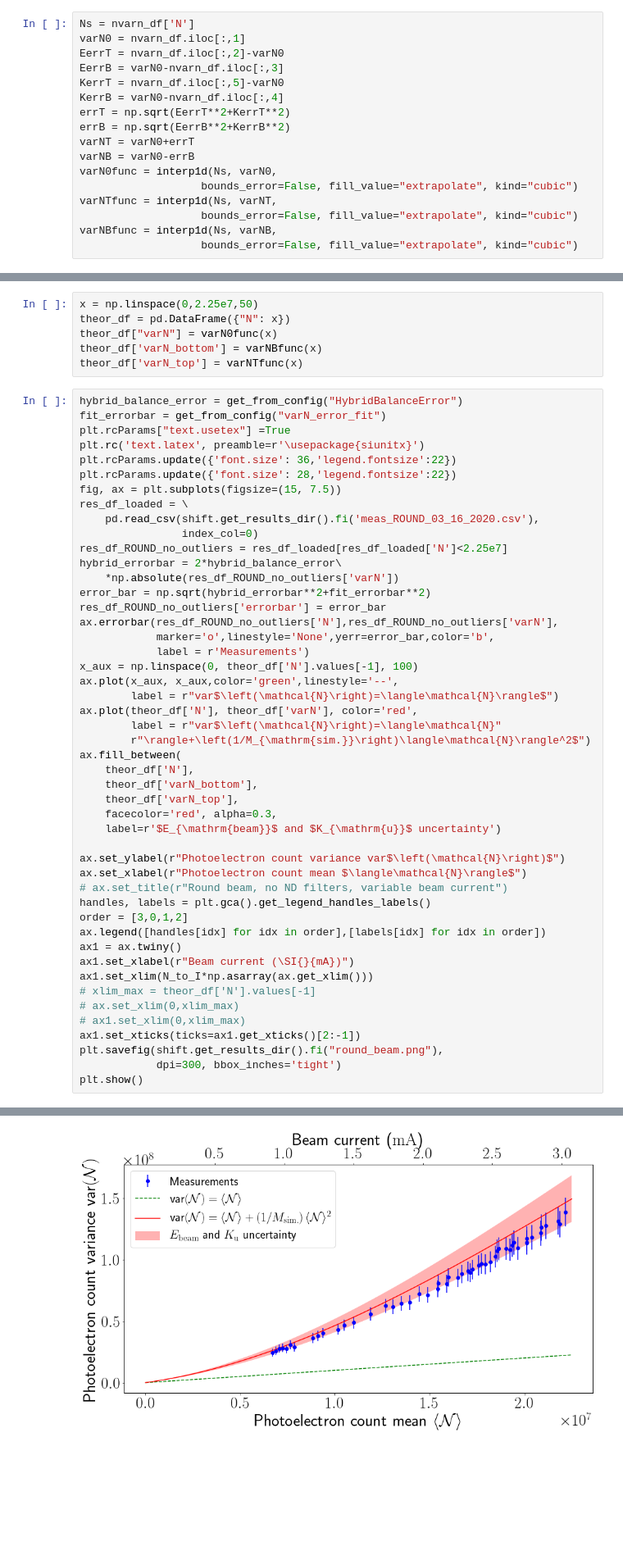
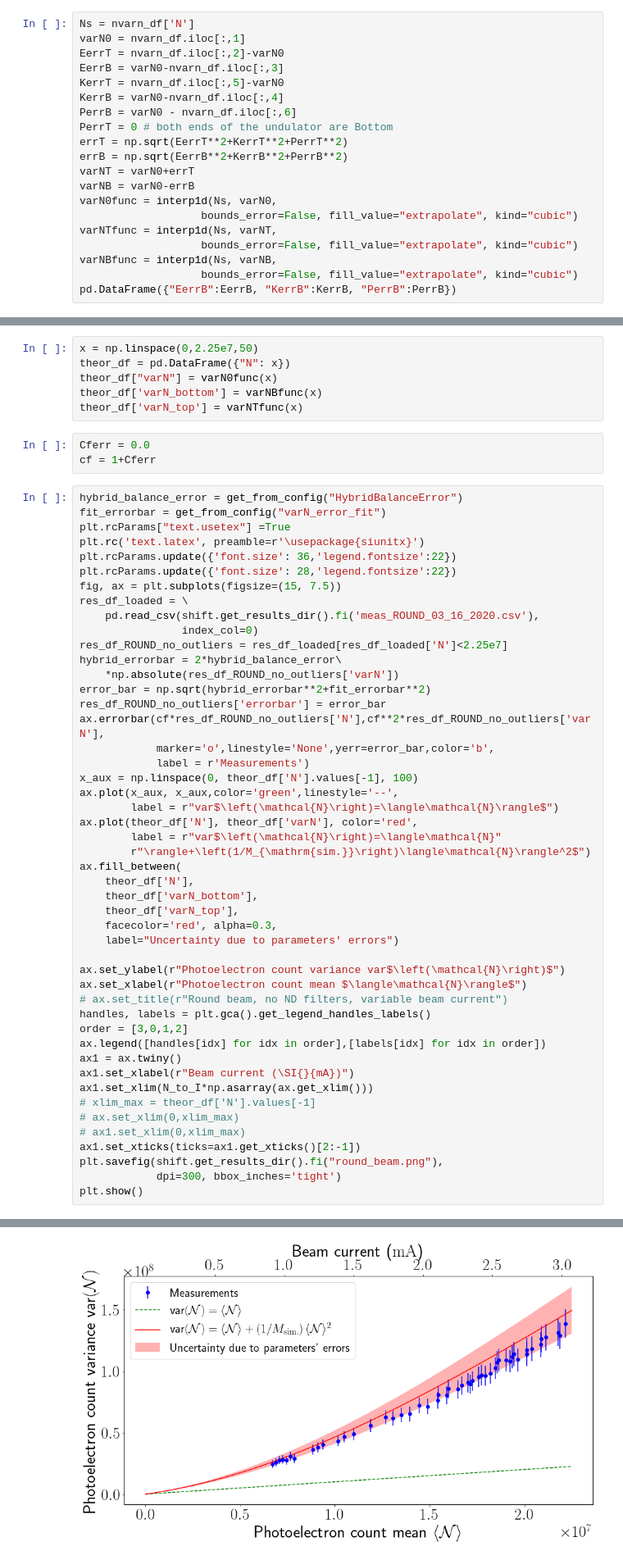
Before and after one commit to IharLobach/fur, a Jupyter notebook: shifts/shift_03_16_2020/round_and_round_long_plots/ROUND_with_M_calculation_with_beam_divergence.ipynb, the cells around one changed output, grey strips where cells are left out. Shown at 82% size. Drawn from its saved outputs; the diff is of its cells as text; blank space fills up the shorter version.

Commit message:
made some figures for the PRL paper

```diff
--- a/shifts/shift_03_16_2020/round_and_round_long_plots/ROUND_with_M_calculation_with_beam_divergence.ipynb
+++ b/shifts/shift_03_16_2020/round_and_round_long_plots/ROUND_with_M_calculation_with_beam_divergence.ipynb
@@ -130,8 +160,10 @@ EerrT = nvarn_df.iloc[:,2]-varN0
 EerrB = varN0-nvarn_df.iloc[:,3]
 KerrT = nvarn_df.iloc[:,5]-varN0
 KerrB = varN0-nvarn_df.iloc[:,4]
-errT = np.sqrt(EerrT**2+KerrT**2)
-errB = np.sqrt(EerrB**2+KerrB**2)
+PerrB = varN0 - nvarn_df.iloc[:,6]
+PerrT = 0 # both ends of the undulator are Bottom
+errT = np.sqrt(EerrT**2+KerrT**2+PerrT**2)
+errB = np.sqrt(EerrB**2+KerrB**2+PerrB**2)
 varNT = varN0+errT
 varNB = varN0-errB
 varN0func = interp1d(Ns, varN0,
@@ -140,3 +172,4 @@ varNTfunc = interp1d(Ns, varNT,
                    bounds_error=False, fill_value="extrapolate", kind="cubic")
 varNBfunc = interp1d(Ns, varNB,
                    bounds_error=False, fill_value="extrapolate", kind="cubic")
+pd.DataFrame({"EerrB":EerrB, "KerrB":KerrB, "PerrB":PerrB})
@@ -146,6 +185,9 @@ theor_df = pd.DataFrame({"N": x})
 theor_df["varN"] = varN0func(x)
 theor_df['varN_bottom'] = varNBfunc(x)
 theor_df['varN_top'] = varNTfunc(x)
+# %%
+Cferr = 0.0
+cf = 1+Cferr
 # %%
 hybrid_balance_error = get_from_config("HybridBalanceError")
 fit_errorbar = get_from_config("varN_error_fit")
@@ -162,7 +204,7 @@ hybrid_errorbar = 2*hybrid_balance_error\
     *np.absolute(res_df_ROUND_no_outliers['varN'])
 error_bar = np.sqrt(hybrid_errorbar**2+fit_errorbar**2)
 res_df_ROUND_no_outliers['errorbar'] = error_bar
-ax.errorbar(res_df_ROUND_no_outliers['N'],res_df_ROUND_no_outliers['varN'],
+ax.errorbar(cf*res_df_ROUND_no_outliers['N'],cf**2*res_df_ROUND_no_outliers['varN'],
             marker='o',linestyle='None',yerr=error_bar,color='b',
             label = r'Measurements')
 x_aux = np.linspace(0, theor_df['N'].values[-1], 100)
@@ -172,35 +214,35 @@ ax.plot(theor_df['N'], theor_df['varN'], color='red',
         label = r"var$\left(\mathcal{N}\right)=\langle\mathcal{N}"
         r"\rangle+\left(1/M_{\mathrm{sim.}}\right)\langle\mathcal{N}\rangle^2$")
 ax.fill_between(
     theor_df['N'],
     theor_df['varN_bottom'],
     theor_df['varN_top'],
     facecolor='red', alpha=0.3,
-    label=r'$E_{\mathrm{beam}}$ and $K_{\mathrm{u}}$ uncertainty')
+    label="Uncertainty due to parameters' errors")
 
 ax.set_ylabel(r"Photoelectron count variance var$\left(\mathcal{N}\right)$")
 ax.set_xlabel(r"Photoelectron count mean $\langle\mathcal{N}\rangle$")
 # ax.set_title(r"Round beam, no ND filters, variable beam current")
 handles, labels = plt.gca().get_legend_handles_labels()
 order = [3,0,1,2]
 ax.legend([handles[idx] for idx in order],[labels[idx] for idx in order])
 ax1 = ax.twiny()
 ax1.set_xlabel(r"Beam current (\SI{}{mA})")
 ax1.set_xlim(N_to_I*np.asarray(ax.get_xlim()))
 # xlim_max = theor_df['N'].values[-1]
 # ax.set_xlim(0,xlim_max)
 # ax1.set_xlim(0,xlim_max)
 ax1.set_xticks(ticks=ax1.get_xticks()[2:-1])
 plt.savefig(shift.get_results_dir().fi("round_beam.png"),
             dpi=300, bbox_inches='tight')
 plt.show()
 # %% [output]
 A value is trying to be set on a copy of a slice from a DataFrame.
 Try using .loc[row_indexer,col_indexer] = value instead
 
 See the caveats in the documentation: https://pandas.pydata.org/pandas-docs/stable/user_guide/indexing.html#returning-a-view-versus-a-copy
   from ipykernel import kernelapp as app
-[figure, old version]
+[figure, new version]
 # %% [markdown]
 # Calculation of M for Gaussian light beam model
 # %% [markdown]
```
Also changed, not shown: parts of 8 cells of this notebook, 5 other files.
